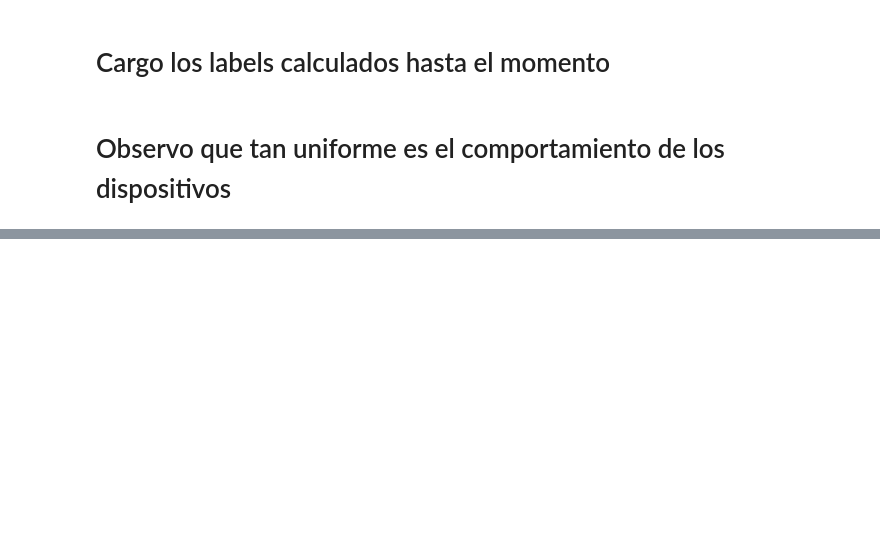
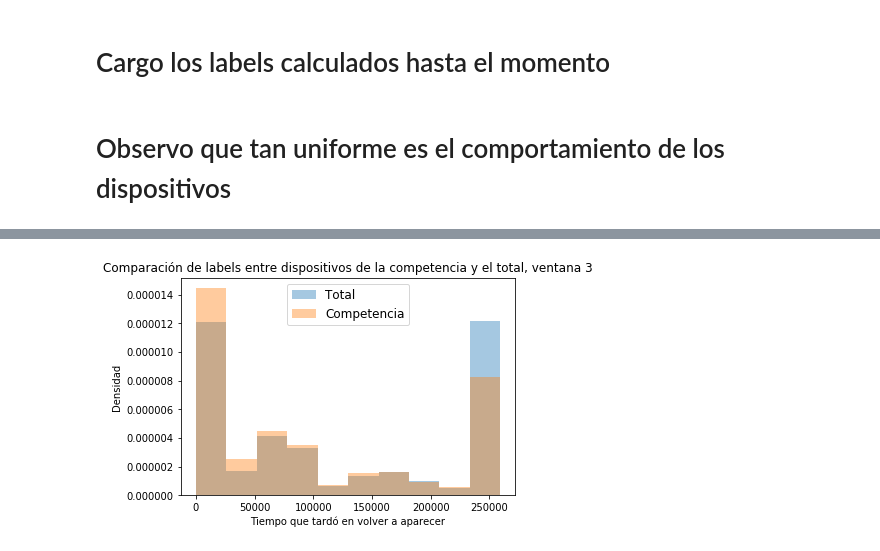
Before and after one commit to mateoicalvo/7506, a Jupyter notebook: tp2/modelo/feature_engineering/solo_competencia/features_solo_targets_competencia.ipynb, the cells around one changed output, grey strips where cells are left out. Cells and saved outputs as stored; diff of their text form; code cells hidden in the pictures; blank space fills up the shorter version.

```diff
--- a/tp2/modelo/feature_engineering/solo_competencia/features_solo_targets_competencia.ipynb
+++ b/tp2/modelo/feature_engineering/solo_competencia/features_solo_targets_competencia.ipynb
@@ -56,0 +58,10 @@ plt.ylabel('Densidad');
+# %%
+sns.distplot(labels_v3["target"],  kde=False, label='Total',norm_hist=True,bins=10)
+sns.distplot(labels_v3.loc[labels_v3.index.isin(targets.index)]["target"],  kde=False, label='Competencia', norm_hist=True, bins=10)
+
+plt.legend(prop={'size': 12})
+plt.title('Comparación de labels entre dispositivos de la competencia y el total, ventana 3')
+plt.xlabel('Tiempo que tardó en volver a aparecer')
+plt.ylabel('Densidad');
+# %% [output]
+[figure, added]
```
Also changed, not shown: parts of 5 cells of this notebook.
